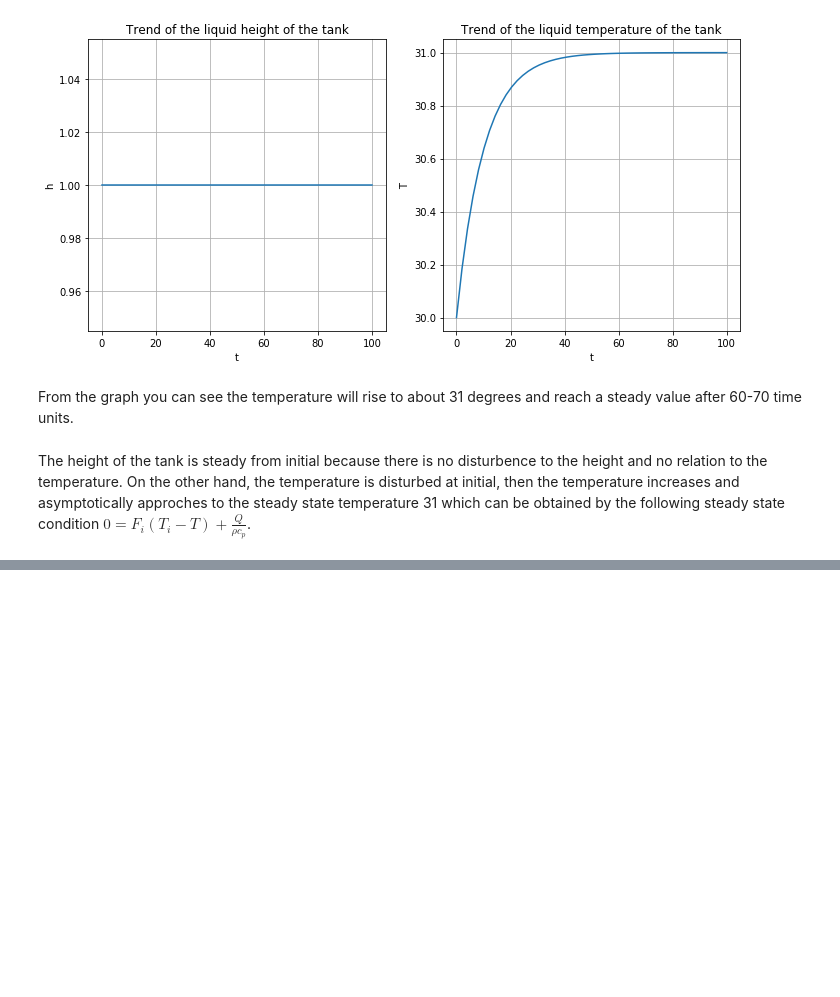
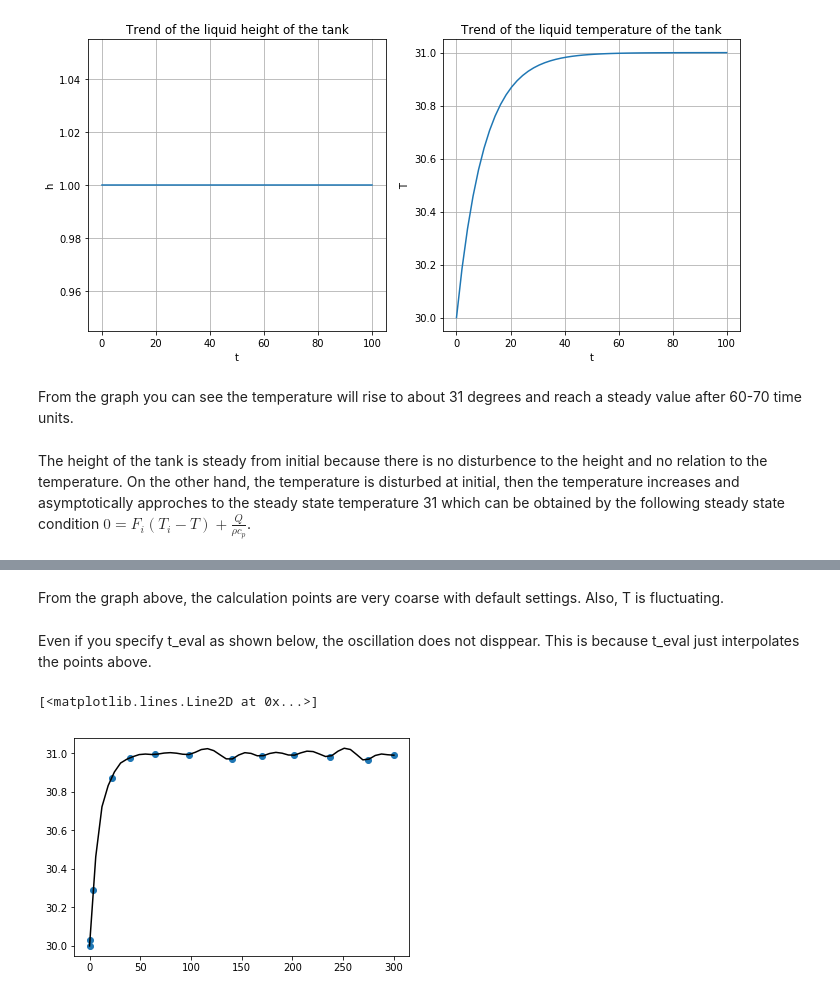
Before and after one commit to jkitchin/f18-06623, a Jupyter notebook: solutions/heated-tank.ipynb, the cells around one changed output, grey strips where cells are left out. Drawn from its saved outputs; the diff is of its cells as text; code cells hidden in the pictures; blank space fills up the shorter version.

```diff
--- a/solutions/heated-tank.ipynb
+++ b/solutions/heated-tank.ipynb
@@ -84,0 +122,15 @@ The height of the tank is steady from initial because there is no disturbence to
+# %% [markdown]
+From the graph above, the calculation points are very coarse with default settings. Also, T is fluctuating.
+# %% [markdown]
+Even if you specify t_eval as shown below, the oscillation does not disppear. This is because t_eval just interpolates the points above.
+# %%
+teval = np.linspace(*tspan,50)
+sol = solve_ivp(dXdt, tspan, T0, t_eval=teval)
+sol.message, sol.success
+T_eval = sol.y[0]
+t_eval = sol.t
+plt.plot(t_ori, T_ori,'o')
+plt.plot(t_eval, T_eval, '-k')
+# %% [output]
+[<matplotlib.lines.Line2D at 0x...>]
+[figure, added]
```
Also changed, not shown: parts of 7 cells of this notebook.
